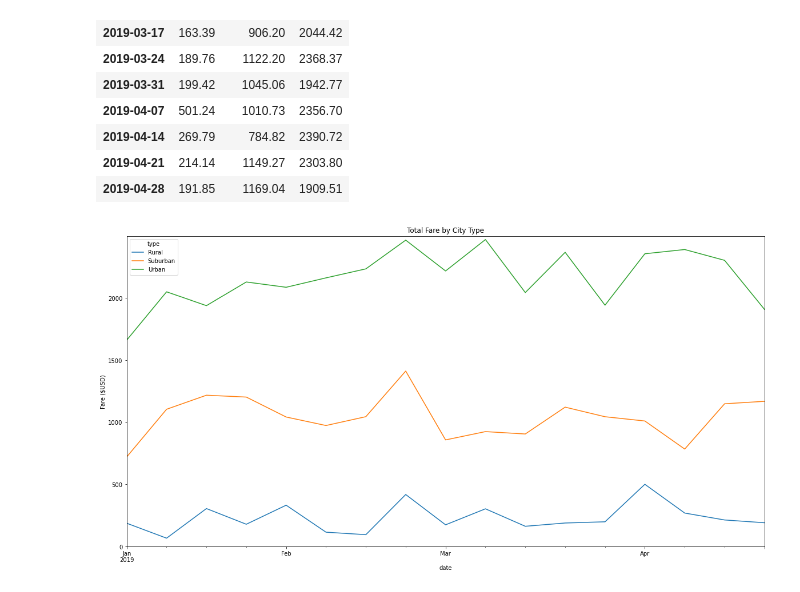
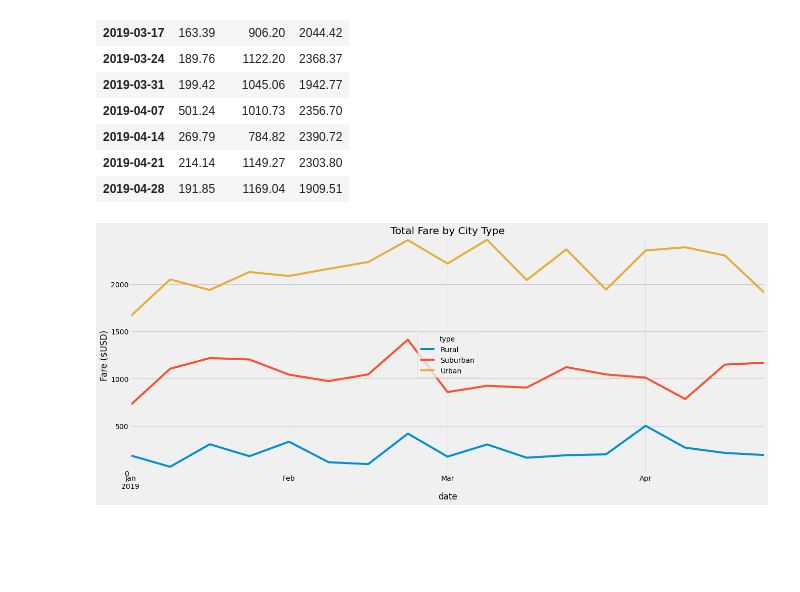
Before and after one commit to byrne6c/PyBer_Analysis, a Jupyter notebook: PyBer_Challenge.ipynb, the cells around one changed output. Saved outputs shown, nothing was run; the diff lists cells and outputs as text; code cells hidden in the pictures; blank space fills up the shorter version.

```diff
--- a/PyBer_Challenge.ipynb
+++ b/PyBer_Challenge.ipynb
@@ -289,21 +289,17 @@ weekly_fare_data
 | 2019-04-28 | 191.85 | 1169.04 | 1909.51 |
 # %%
 # 8. Using the object-oriented interface method, plot the resample DataFrame using the df.plot() function.
-
-weekly_fare_data.plot(figsize = (20 , 10) )
-
+from matplotlib import style
+# Use the graph style fivethirtyeight.
+style.use('fivethirtyeight')
+weekly_fare_data.plot(figsize = (20 , 8) )
 # Create a title & labels.
 plt.title("Total Fare by City Type")
 plt.ylabel("Fare ($USD)")
 # Set the y limit between 0 and 45.
 plt.ylim(0, 2500)
-
 plt.yticks(np.arange(0, 2500, step=500))
-# create legend
-from matplotlib import style
-# Use the graph style fivethirtyeight.
-style.use('fivethirtyeight')
-
+plt.grid(True)
 plt.savefig("analysis/PyBer_fare_summary.png")
 # %% [output]
-[figure, old version]
+[figure, new version]
```
